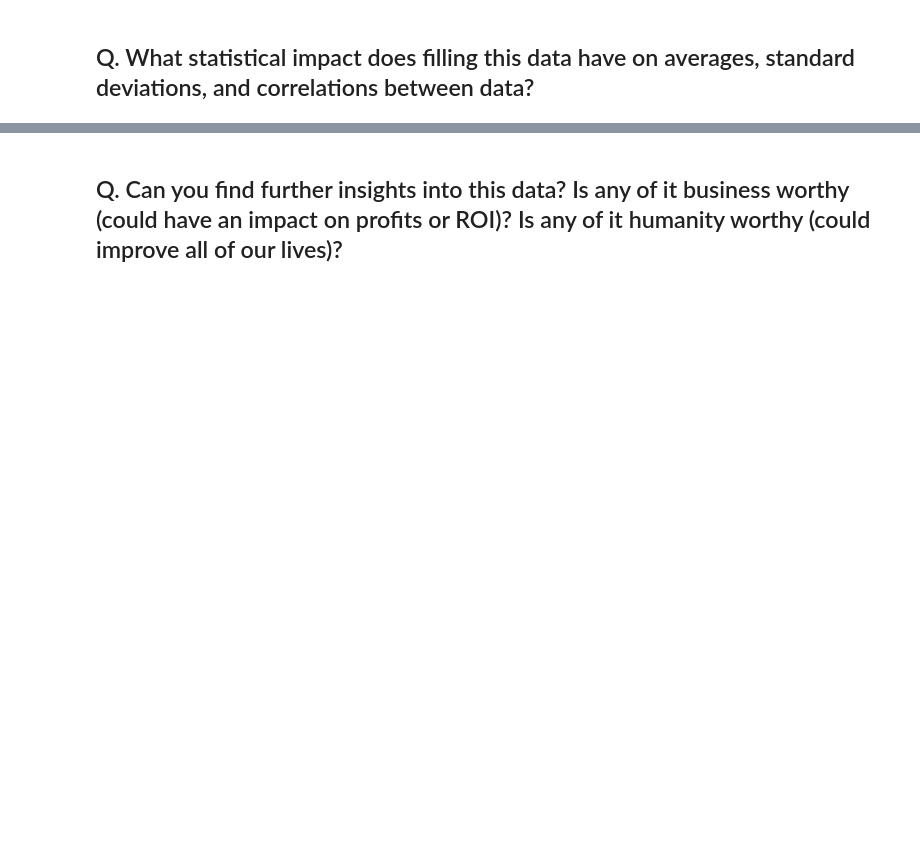
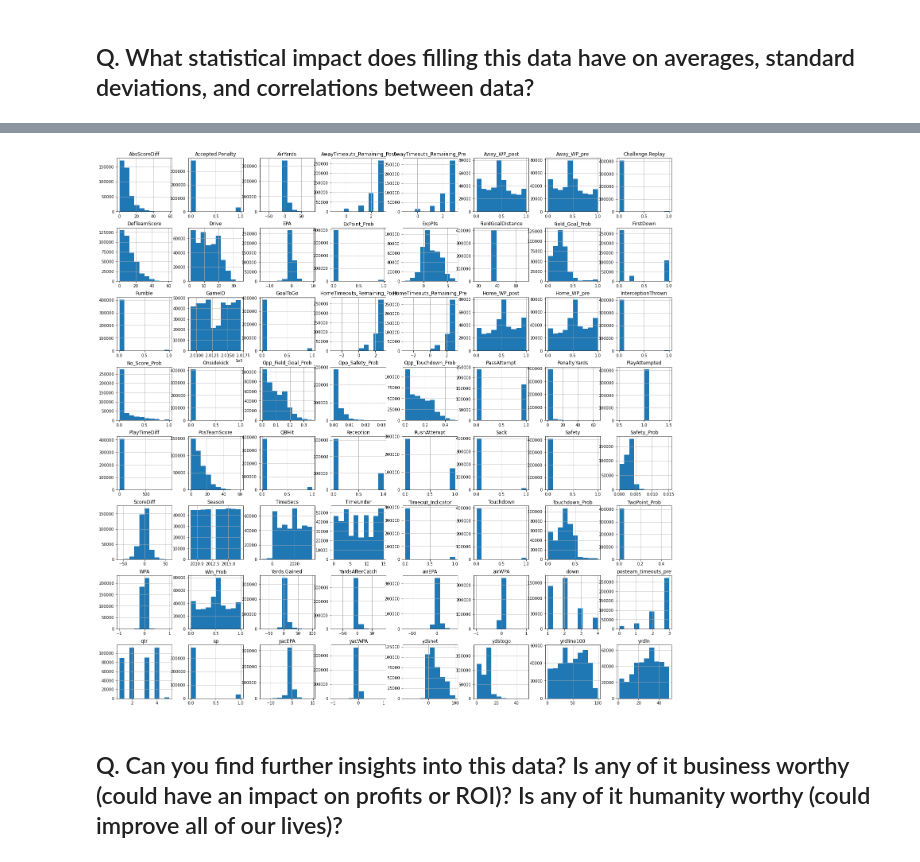
Before and after one commit to ryandhjeon/CS6010-basic-data-cleaning, a Jupyter notebook: notebooks/nfl.ipynb, the cells around one changed output, grey strips where cells are left out. Saved outputs shown, nothing was run; the diff lists cells and outputs as text; code cells hidden in the pictures; blank space fills up the shorter version.

```diff
--- a/notebooks/nfl.ipynb
+++ b/notebooks/nfl.ipynb
@@ -241,0 +279,11 @@ There will be only 41 columns left if column
+# %%
+imp = SimpleImputer(missing_values=np.nan, strategy='mean')
+
+
+nfl_imputed = nfl.drop(nfl.loc[:, nfl.dtypes != np.float], axis=1)
+
+nfl_imputed = pd.DataFrame(imp.fit_transform(nfl_imputed), columns = nfl_imputed.columns)
+
+nfl_imputed.columns = nfl.drop(nfl.loc[:, nfl.dtypes != np.float], axis=1).columns
+
+nfl_imputed
@@ -241,0 +304,6 @@ There will be only 41 columns left if column
+# %%
+nfl_objects = nfl.loc[:, nfl.dtypes != np.float]
+
+nfl_imputed[nfl_objects.columns] = nfl.loc[:, nfl.dtypes != np.float]
+
+nfl_imputed
@@ -244,2 +336,8 @@ There will be only 41 columns left if column
+# %%
+nfl_imputed = nfl_imputed.sort_index(axis=1)
+nfl_imputed.hist(figsize=(25,25))
+plt.show()
+# %% [output]
+[figure, added]
 # %% [markdown]
 ## Q. Can you find further insights into this data? Is any of it business worthy (could have an impact on profits or ROI)? Is any of it humanity worthy (could improve all of our lives)?
```
Also changed, not shown: parts of 18 cells of this notebook, 2 other files.
